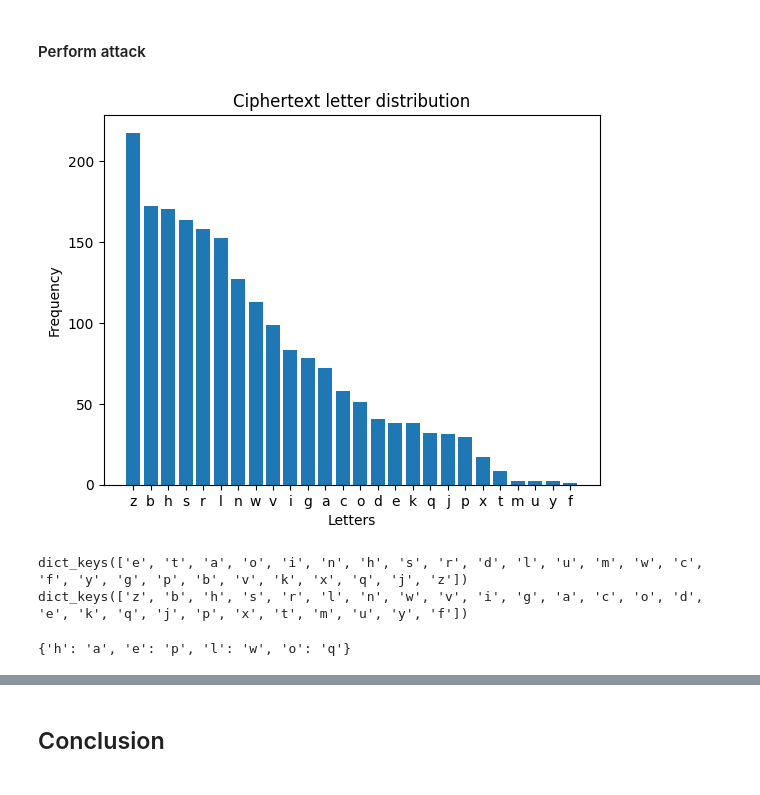
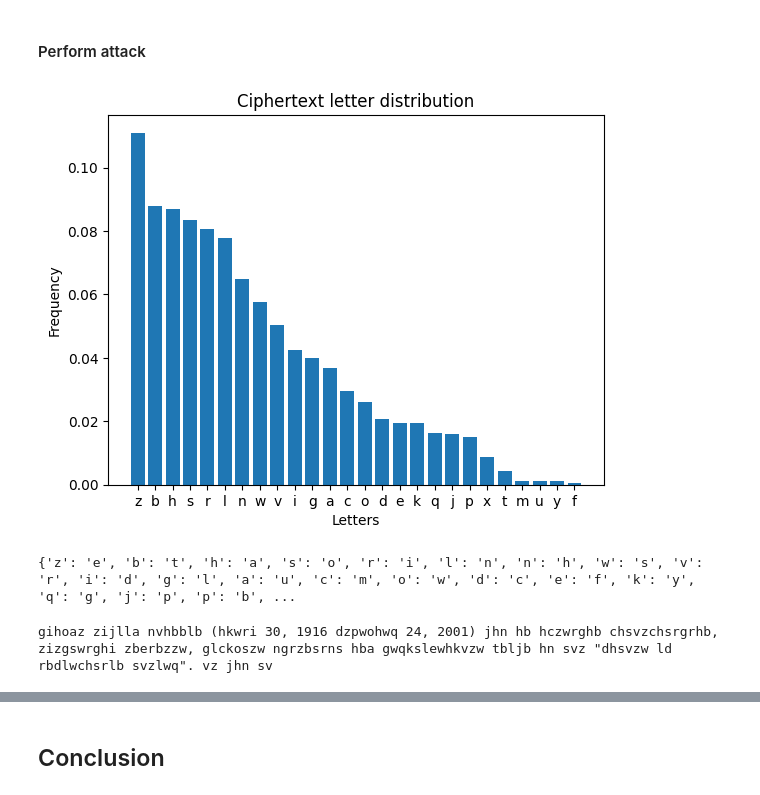
Before and after one commit to Luisbp27/unibo, a Jupyter notebook: EADS/Substitution Cipher/assignment1-template.ipynb, the cells around one changed output, grey strips where cells are left out. Drawn from its saved outputs; the diff is of its cells as text; code cells hidden in the pictures.

```diff
--- a/EADS/Substitution Cipher/assignment1-template.ipynb
+++ b/EADS/Substitution Cipher/assignment1-template.ipynb
@@ -110,15 +105,15 @@ lipps! -> hello!
 # %%
 # Load ciphertext
 def read_file(file_name):
-    ''' Read the content of a file and return it as a string
-    '''
+    """Read the content of a file and return it as a string"""
     try:
-        with open(file_name, 'r', encoding="utf-8") as file:
+        with open(file_name, "r", encoding="utf-8") as file:
             return file.read()
     except (IOError, OSError, FileNotFoundError) as e:
         print(e.strerror)
 
-file_path = os.path.join('ciphertext_caesar.txt')
+
+file_path = os.path.join("ciphertext_caesar.txt")
 ciphertext = read_file(file_path)
 # %% [markdown]
 ### Brute Force Attack
@@ -252,7 +247,7 @@ Describe the procedure to break a Simple Substitution Cipher (Max 150 words)
 #### English Letters Distribution
 # %%
 def letter_distribution(text):
-    ''' Return the `distribution` (??) of the letters in `text` (str) '''
+    """Return the `distribution` (??) of the letters in `text` (str)"""
 
     # Create a dictionary to store the distribution of the letters
     distribution = {}
@@ -263,12 +258,14 @@ def letter_distribution(text):
         if letter.isalpha():
             # If the letter is already in the distribution, increment its count
             if letter.lower() in distribution:
-                distribution[letter.lower()] += 0.1
+                distribution[letter.lower()] += 1
             else:
-                distribution[letter.lower()] = 0.1
+                distribution[letter.lower()] = 1
 
-    # Round each element of the distribution list with 1 decimal
-    distribution = {key: round(value, 1) for key, value in distribution.items()}
+    # Make the probability of each letter
+    total = sum(distribution.values())
+    for key in distribution:
+        distribution[key] /= total
 
     # Sort the distribution alphabetically
     distribution = dict(sorted(distribution.items()))
@@ -316,57 +317,66 @@ with open('english_distribution.pkl', 'wb') as file:
 # %%
 # plot the ciphertext letter distribution by decreasing order of frequency
 ciphertext_distribution = letter_distribution(ciphertext)
 
-sorted_letters = sorted(ciphertext_distribution.keys(), key=lambda x: ciphertext_distribution[x], reverse=True)
+sorted_letters = sorted(
+    ciphertext_distribution.keys(),
+    key=lambda x: ciphertext_distribution[x],
+    reverse=True,
+)
 sorted_frequencies = [ciphertext_distribution[letter] for letter in sorted_letters]
 
 plt.bar(sorted_letters, sorted_frequencies)
 
-plt.title('Ciphertext letter distribution')
-plt.xlabel('Letters')
-plt.ylabel('Frequency')
+plt.title("Ciphertext letter distribution")
+plt.xlabel("Letters")
+plt.ylabel("Frequency")
 plt.show()
 # %% [output]
-[figure, old version]
+[figure, new version]
 # %%
 # perform Frequency analysis attack
 
-# Decrypt the ciphertext using frequency analysis
+# Initialize the frequency mapping dictionary
+freq_mapping = {}
+
 def frequency_analysis_attack(ciphertext):
+    """Decrypt `ciphertext` (str) using frequency analysis"""
 
     # Load the English letter distribution
-    with open('english_distribution.pkl', 'rb') as file:
+    with open("english_distribution.pkl", "rb") as file:
         english_distribution = pickle.load(file)
         # Order the English letter distribution by frequency in descending order
-        english_distribution = dict(sorted(english_distribution.items(), key=lambda x: x[1], reverse=True))
-    print(english_distribution.keys())
+        english_distribution = dict(
+            sorted(english_distribution.items(), key=lambda x: x[1], reverse=True)
+        )
 
     # Sort the ciphertext distribution by frequency in descending order
-    sorted_distribution = dict(sorted(ciphertext_distribution.items(), key=lambda x: x[1], reverse=True))
-    print(sorted_distribution.keys())
+    sorted_distribution = dict(
+        sorted(ciphertext_distribution.items(), key=lambda x: x[1], reverse=True)
+    )
 
-    # Initialize an empty mapping for the substitution cipher
-    mapping = {}
+    # Mapping the 8 most frequent letters in the ciphertext to the 8 most frequent letters in English
+    for i in range(len(ALPHABET)):
+        freq_mapping[list(sorted_distribution.keys())[i]] = list(english_distribution.keys())[i]
 
-    # Map the letters in the ciphertext to the letters in the English language
-    for i in range(len(ALPHABET)):
-        mapping[list(sorted_distribution.keys())[i]] = list(english_distribution.keys())[i]
 
     # Decrypt the ciphertext using the mapping
-    plaintext = substitution_decrypt(ciphertext, mapping)
+    plaintext = substitution_decrypt(ciphertext, freq_mapping)
 
     return plaintext
 
+
 # Perform frequency analysis attack on the ciphertext
 decrypted_text = frequency_analysis_attack(ciphertext)
-# %% [output]
-dict_keys(['e', 't', 'a', 'o', 'i', 'n', 'h', 's', 'r', 'd', 'l', 'u', 'm', 'w', 'c', 'f', 'y', 'g', 'p', 'b', 'v', 'k', 'x', 'q', 'j', 'z'])
-dict_keys(['z', 'b', 'h', 's', 'r', 'l', 'n', 'w', 'v', 'i', 'g', 'a', 'c', 'o', 'd', 'e', 'k', 'q', 'j', 'p', 'x', 't', 'm', 'u', 'y', 'f'])
 # %%
 # print mapping
-print(mapping)
+print(freq_mapping)
 # %% [output]
-{'h': 'a', 'e': 'p', 'l': 'w', 'o': 'q'}
+{'z': 'e', 'b': 't', 'h': 'a', 's': 'o', 'r': 'i', 'l': 'n', 'n': 'h', 'w': 's', 'v': 'r', 'i': 'd', 'g': 'l', 'a': 'u', 'c': 'm', 'o': 'w', 'd': 'c', 'e': 'f', 'k': 'y', 'q': 'g', 'j': 'p', 'p': 'b', ...
+# %%
+print(ciphertext[:200])
+# %% [output]
+gihoaz zijlla nvhbblb (hkwri 30, 1916 dzpwohwq 24, 2001) jhn hb hczwrghb chsvzchsrgrhb, zizgswrghi zberbzzw, glckoszw ngrzbsrns hba gwqkslewhkvzw tbljb hn svz "dhsvzw ld rbdlwchsrlb svzlwq". vz jhn sv
 # %%
 # print decrypted plaintext
 print(decrypted_text)
```
Also changed, not shown: parts of 27 cells of this notebook, 1 other file.
